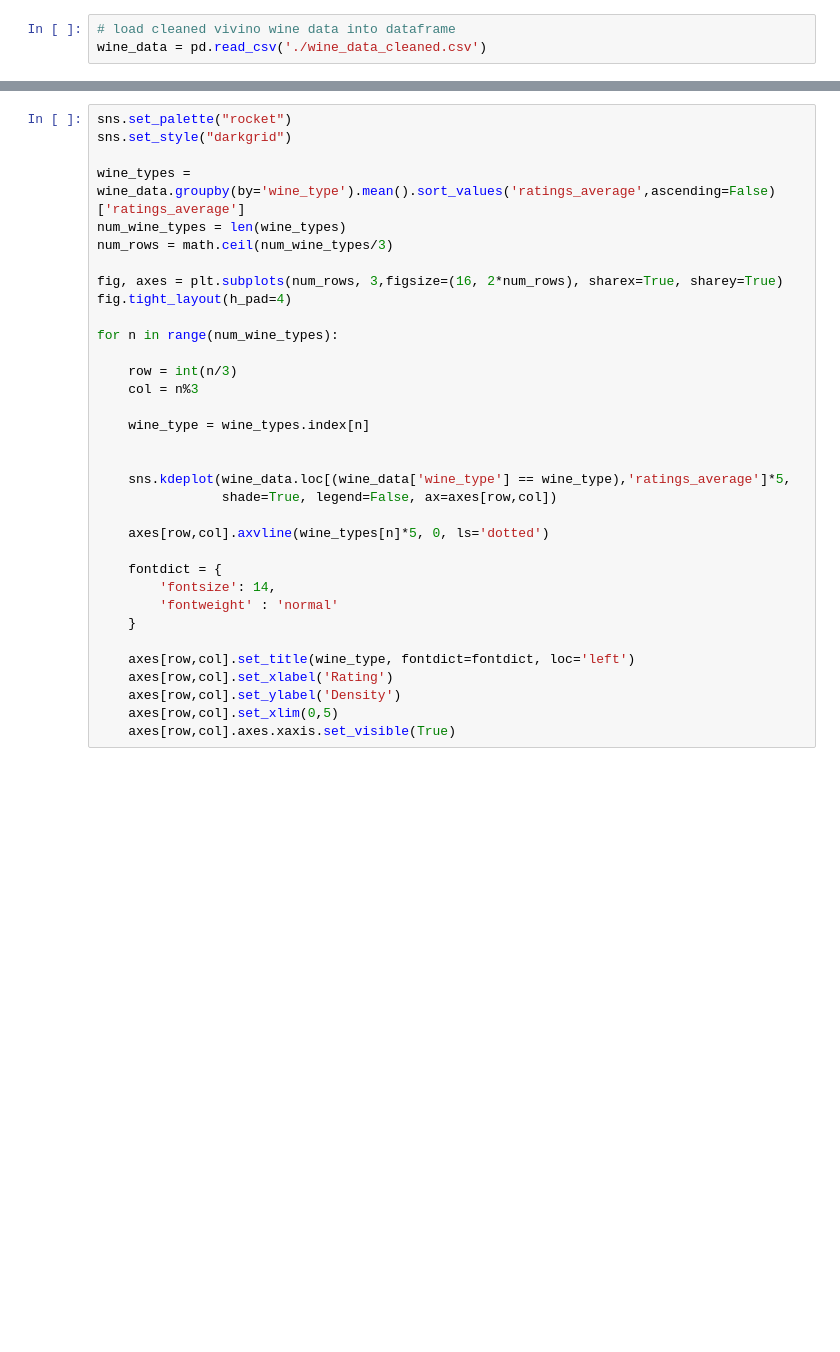
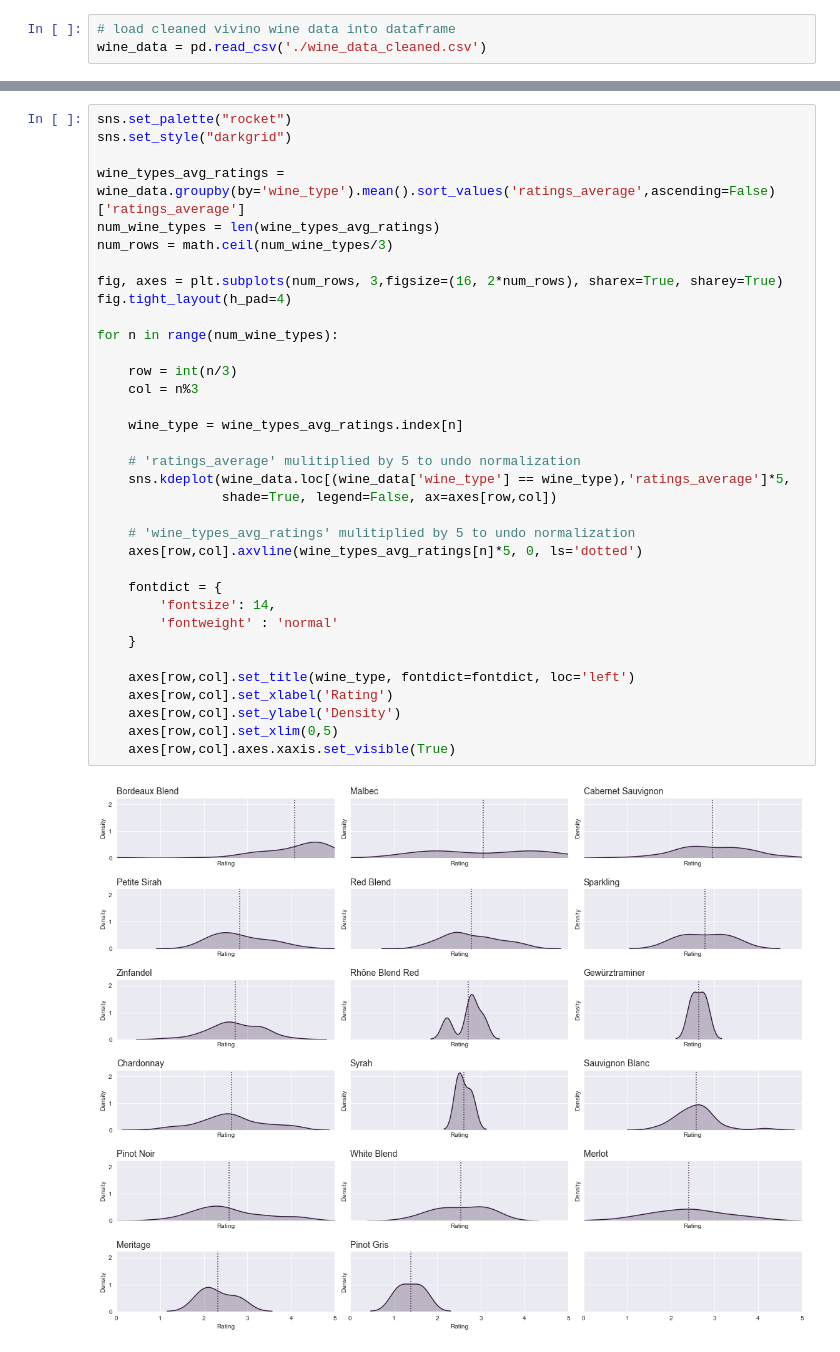
Before and after one commit to rdibartolomeo/vivino_project, a Jupyter notebook: python_notebooks/ratings_investigation.ipynb, the cells around one changed output, grey strips where cells are left out. Drawn from its saved outputs; the diff is of its cells as text; blank space fills up the shorter version.

```diff
--- a/python_notebooks/ratings_investigation.ipynb
+++ b/python_notebooks/ratings_investigation.ipynb
@@ -18,34 +21,37 @@ Description
 # %%
 sns.set_palette("rocket")
 sns.set_style("darkgrid")
 
-wine_types = wine_data.groupby(by='wine_type').mean().sort_values('ratings_average',ascending=False)['ratings_average']
-num_wine_types = len(wine_types)
+wine_types_avg_ratings = wine_data.groupby(by='wine_type').mean().sort_values('ratings_average',ascending=False)['ratings_average']
+num_wine_types = len(wine_types_avg_ratings)
 num_rows = math.ceil(num_wine_types/3)
 
 fig, axes = plt.subplots(num_rows, 3,figsize=(16, 2*num_rows), sharex=True, sharey=True)
 fig.tight_layout(h_pad=4)
 
 for n in range(num_wine_types):
 
     row = int(n/3)
     col = n%3
 
-    wine_type = wine_types.index[n]
+    wine_type = wine_types_avg_ratings.index[n]
 
-
+    # 'ratings_average' mulitiplied by 5 to undo normalization
     sns.kdeplot(wine_data.loc[(wine_data['wine_type'] == wine_type),'ratings_average']*5,
                 shade=True, legend=False, ax=axes[row,col])
 
-    axes[row,col].axvline(wine_types[n]*5, 0, ls='dotted')
+    # 'wine_types_avg_ratings' mulitiplied by 5 to undo normalization
+    axes[row,col].axvline(wine_types_avg_ratings[n]*5, 0, ls='dotted')
 
     fontdict = {
         'fontsize': 14,
         'fontweight' : 'normal'
     }
 
     axes[row,col].set_title(wine_type, fontdict=fontdict, loc='left')
     axes[row,col].set_xlabel('Rating')
     axes[row,col].set_ylabel('Density')
     axes[row,col].set_xlim(0,5)
     axes[row,col].axes.xaxis.set_visible(True)
+# %% [output]
+[figure, added]
```
Also changed, not shown: parts of 4 cells of this notebook.
